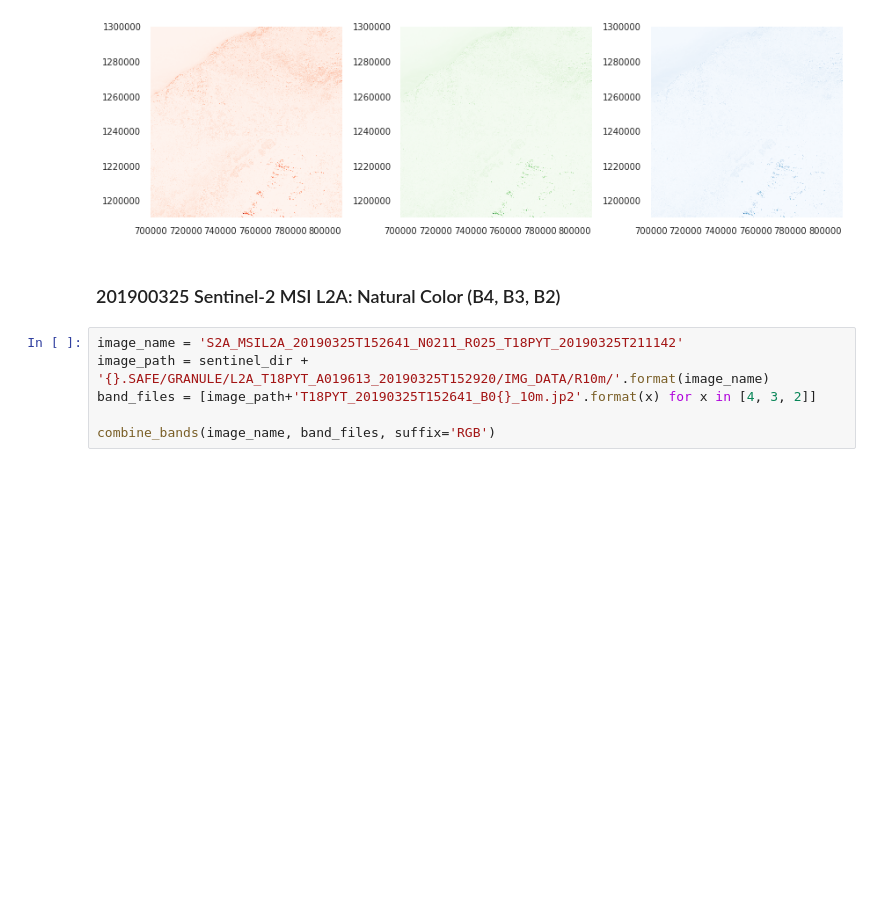
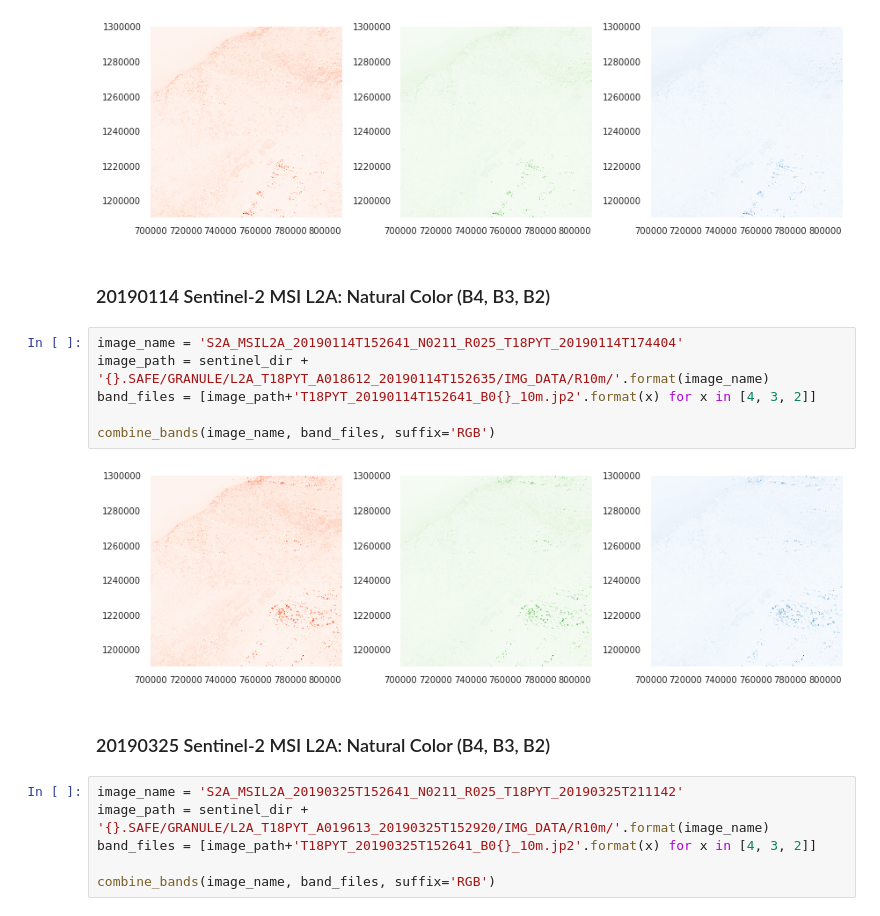
Before and after one commit to thinkingmachines/geoai-immap, a Jupyter notebook: notebooks/01_Data_Download.ipynb, the cells around one changed output. Saved outputs shown, nothing was run; the diff lists cells and outputs as text; blank space fills up the shorter version.

```diff
--- a/notebooks/01_Data_Preprocessing.ipynb
+++ b/notebooks/01_Data_Download.ipynb
@@ -243,7 +250,17 @@ combine_bands(image_name, band_files, suffix='RGB')
 # %% [output]
 [figure]
 # %% [markdown]
-### 201900325 Sentinel-2 MSI L2A: Natural Color (B4, B3, B2)
+### 20190114 Sentinel-2 MSI L2A: Natural Color (B4, B3, B2)
+# %%
+image_name = 'S2A_MSIL2A_20190114T152641_N0211_R025_T18PYT_20190114T174404'
+image_path = sentinel_dir + '{}.SAFE/GRANULE/L2A_T18PYT_A018612_20190114T152635/IMG_DATA/R10m/'.format(image_name)
+band_files = [image_path+'T18PYT_20190114T152641_B0{}_10m.jp2'.format(x) for x in [4, 3, 2]]
+
+combine_bands(image_name, band_files, suffix='RGB')
+# %% [output]
+[figure, added]
+# %% [markdown]
+### 20190325 Sentinel-2 MSI L2A: Natural Color (B4, B3, B2)
 # %%
 image_name = 'S2A_MSIL2A_20190325T152641_N0211_R025_T18PYT_20190325T211142'
 image_path = sentinel_dir + '{}.SAFE/GRANULE/L2A_T18PYT_A019613_20190325T152920/IMG_DATA/R10m/'.format(image_name)
```
Also changed, not shown: parts of 11 cells of this notebook.
